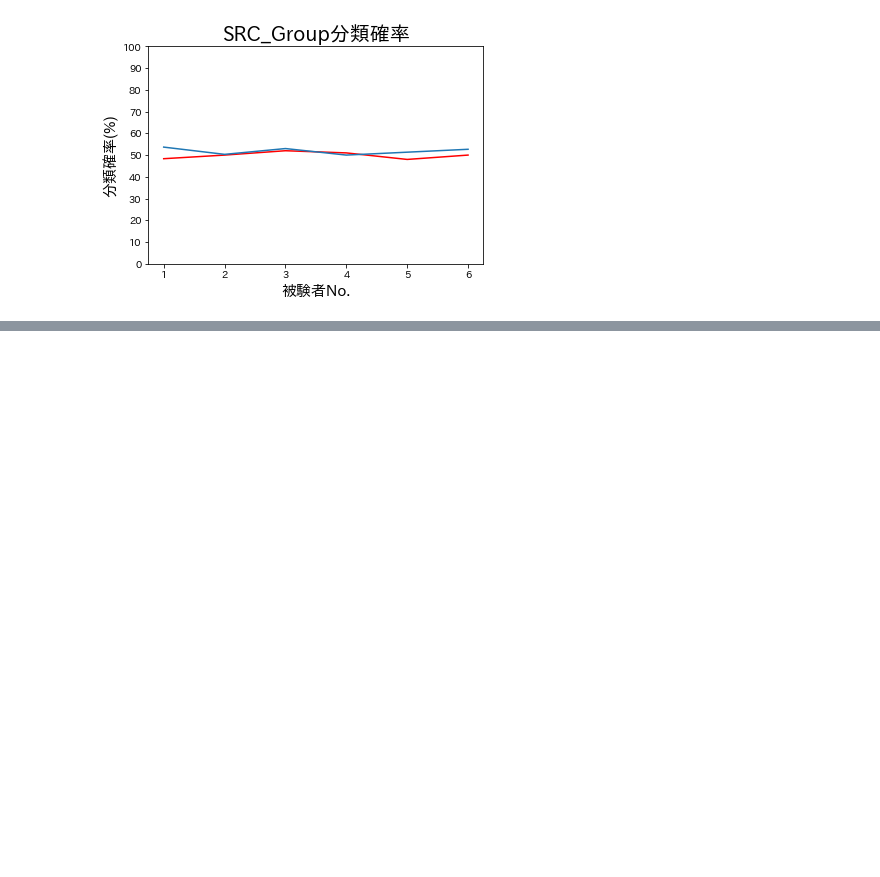
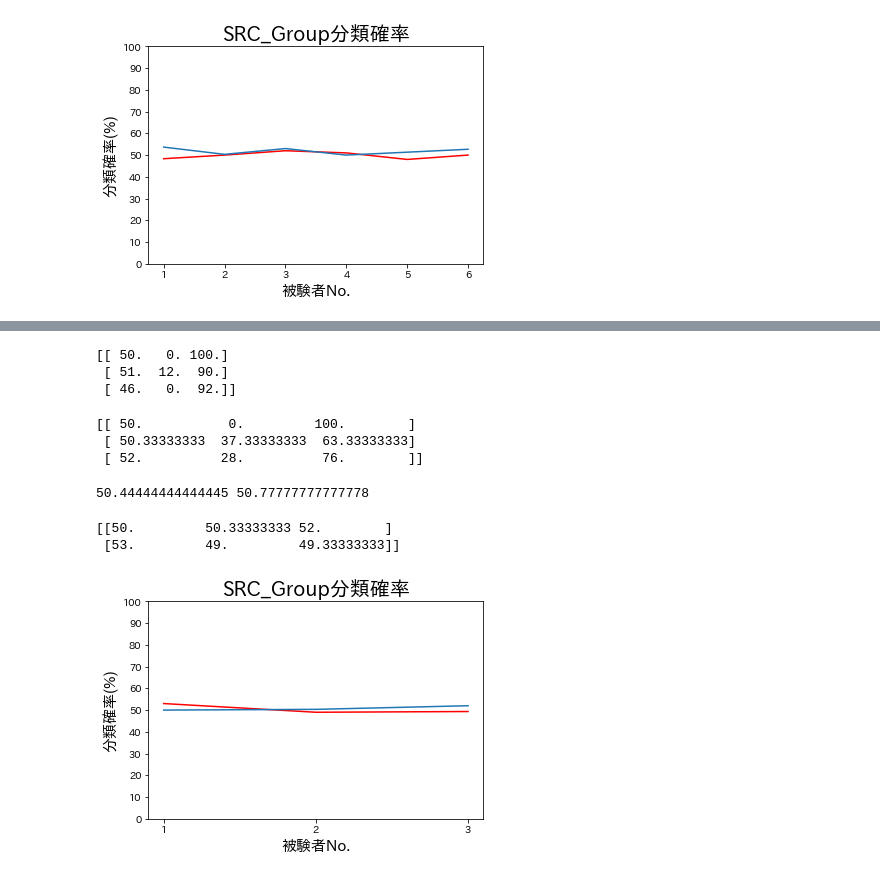
Before and after one commit to kotatakehara/BCI, a Jupyter notebook: SRC_develop/SRC_Group_function_weight.ipynb, the cells around one changed output, grey strips where cells are left out. Saved outputs shown, nothing was run; the diff lists cells and outputs as text; code cells hidden in the pictures; blank space fills up the shorter version.

```diff
--- a/SRC_develop/SRC_Group_function_weight.ipynb
+++ b/SRC_develop/SRC_Group_function_weight.ipynb
@@ -413,0 +489,3 @@ plt.show()
+# %%
+p_average_1000Hz = (probability_1+probability_2+probability_3)/3
+print(p_average_1000Hz)
@@ -413,0 +546,65 @@ plt.show()
+# %%
+#train=30,test=50で分類を行った結果
+probability = np.array([])
+temp,temp1,temp2 = SRC_test("feat_4a_100Hz_20/feat_right_aa_20.txt","feat_4a_100Hz_20/feat_foot_aa_20.txt","feat_4a_100Hz_Test/feat_test_right_aa.txt","feat_4a_100Hz_Test/feat_test_foot_aa.txt"
+                           ,"feat_4a_100Hz_30_3/feat_right_av_30.txt","feat_4a_100Hz_30_3/feat_foot_av_30.txt","feat_4a_100Hz_30_3/feat_right_al_30.txt","feat_4a_100Hz_30_3/feat_foot_al_30.txt"
+                           ,"feat_4a_100Hz_30_3/feat_right_aw_30.txt","feat_4a_100Hz_30_3/feat_foot_aw_30.txt")
+temp_l = np.array([temp,temp1,temp2])
+probability = np.append(probability,temp_l,axis=0)
+temp,temp1,temp2 = SRC_test("feat_4a_100Hz_20/feat_right_av_20.txt","feat_4a_100Hz_20/feat_foot_av_20.txt","feat_4a_100Hz_Test/feat_test_right_av.txt","feat_4a_100Hz_Test/feat_test_foot_av.txt"
+                           ,"feat_4a_100Hz_30_3/feat_right_aa_30.txt","feat_4a_100Hz_30_3/feat_foot_aa_30.txt","feat_4a_100Hz_30_3/feat_right_al_30.txt","feat_4a_100Hz_30_3/feat_foot_al_30.txt"
+                           ,"feat_4a_100Hz_30_3/feat_right_aw_30.txt","feat_4a_100Hz_30_3/feat_foot_aw_30.txt")
+temp_l = np.array([temp,temp1,temp2])
+probability = np.append(probability,temp_l,axis=0)
+temp,temp1,temp2 = SRC_test("feat_4a_100Hz_20/feat_right_aw_20.txt","feat_4a_100Hz_20/feat_foot_aw_20.txt","feat_4a_100Hz_Test/feat_test_right_aw.txt","feat_4a_100Hz_Test/feat_test_foot_aw.txt"
+                           ,"feat_4a_100Hz_30_3/feat_right_aa_30.txt","feat_4a_100Hz_30_3/feat_foot_aa_30.txt","feat_4a_100Hz_30_3/feat_right_al_30.txt","feat_4a_100Hz_30_3/feat_foot_al_30.txt"
+                           ,"feat_4a_100Hz_30_3/feat_right_av_30.txt","feat_4a_100Hz_30_3/feat_foot_av_30.txt")
+temp_l = np.array([temp,temp1,temp2])
+probability = np.append(probability,temp_l,axis=0)
+
+probability_3 = probability.reshape([3, 3])
+print(probability_3)
+# %% [output]
+[[ 50.   0. 100.]
+ [ 51.  12.  90.]
+ [ 46.   0.  92.]]
+# %%
+p_average_100Hz = (probability_1+probability_2+probability_3)/3
+print(p_average_100Hz)
+# %% [output]
+[[ 50.           0.         100.        ]
+ [ 50.33333333  37.33333333  63.33333333]
+ [ 52.          28.          76.        ]]
+# %%
+a_20 = 0; a_30 = 0;
+for i in range(3):
+    a_20 = a_20 + p_average_1000Hz[i,0]
+    a_30 = a_30 + p_average_100Hz[i,0]
+
+a_20 = a_20/3
+a_30 = a_30/3
+print(a_20,a_30)
+# %% [output]
+50.44444444444445 50.77777777777778
+# %%
+import matplotlib.pyplot as plt
+import japanize_matplotlib
+y = np.array([])
+x = np.arange(1, 4, step=1)
+y = np.append(p_average_1000Hz[:,0],y)
+y = np.append(p_average_100Hz[:,0],y)
+y = y.reshape([2,3])
+print(y)
+plt.plot(x,y[1],"red")
+plt.plot(x,y[0])
+plt.title("SRC_Group分類確率", {"fontsize":20})
+plt.xlabel("被験者No.", {"fontsize":15})
+plt.ylabel("分類確率(%)", {"fontsize":15})
+plt.xticks(np.arange(1, 4, step=1))
+plt.yticks(np.arange(0, 110, step=10))
+plt.savefig("4a_SRC_group_probability_K3.pdf")
+plt.show()
+# %% [output]
+[[50.         50.33333333 52.        ]
+ [53.         49.         49.33333333]]
+[figure, added]
```
Also changed, not shown: parts of 6 cells of this notebook.
